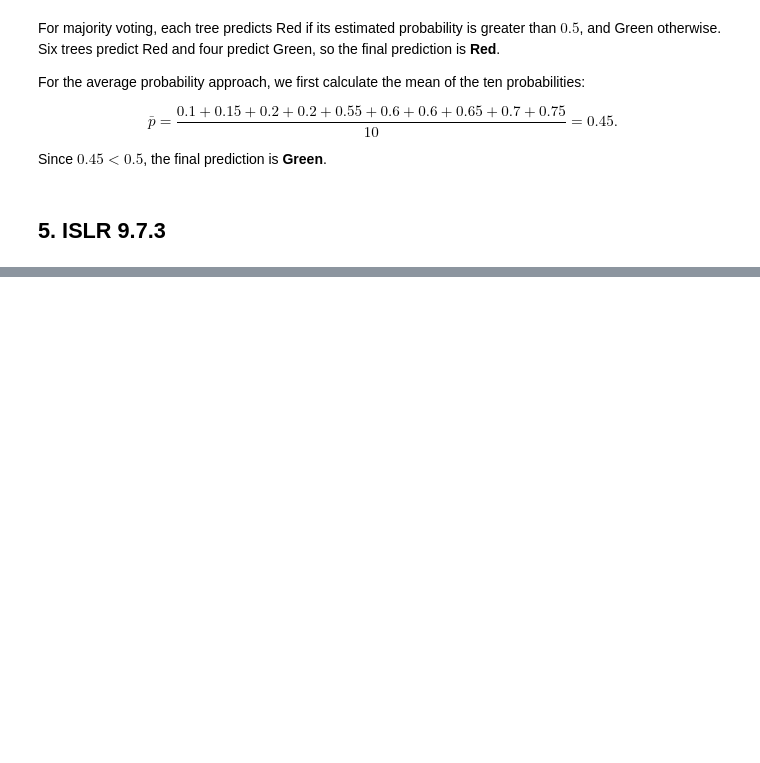
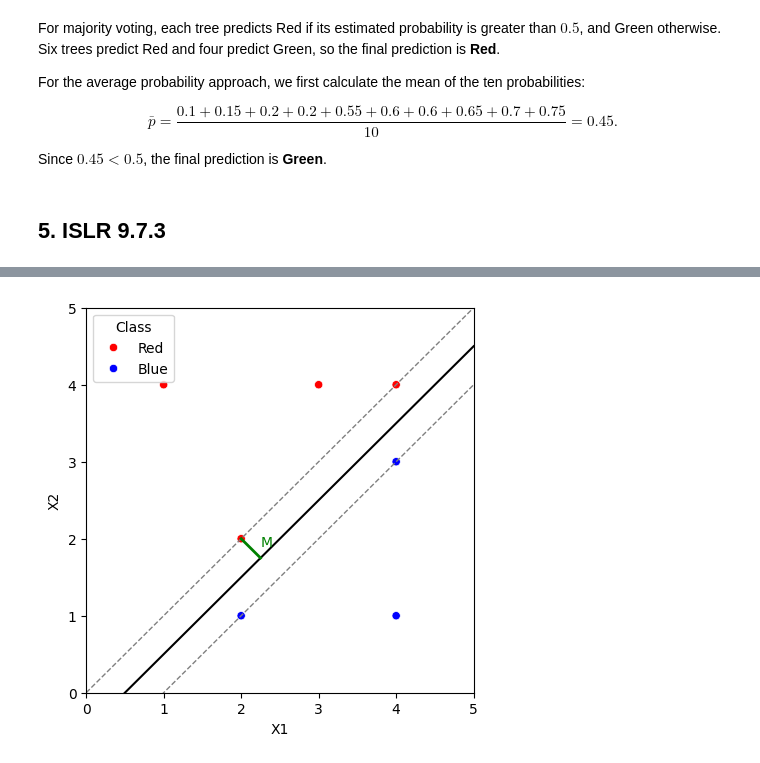
Before and after one commit to cxieusc/DSCI_552_HW6, a Jupyter notebook: notebook/Xie_Chong_HW6.ipynb, the cells around one changed output, grey strips where cells are left out. Cells and saved outputs as stored; diff of their text form; code cells hidden in the pictures; blank space fills up the shorter version.

```diff
--- a/notebook/Xie_Chong_HW6.ipynb
+++ b/notebook/Xie_Chong_HW6.ipynb
@@ -778,0 +828,13 @@ Since $0.45<0.5$, the final prediction is **Green**.
+# %%
+plt.figure(figsize=(5, 5))
+sns.scatterplot(data=q5_obs, x="X1", y="X2", hue="Class", palette=["red", "blue"])
+plt.plot(q5_x, q5_x - 0.5, color="black")
+plt.plot(q5_x, q5_x, "--", color="gray", linewidth=1)
+plt.plot(q5_x, q5_x - 1, "--", color="gray", linewidth=1)
+plt.plot([2, 2.25], [2, 1.75], color="green", linewidth=2)
+plt.text(2.25, 1.9, "M", color="green")
+plt.xlim(0, 5)
+plt.ylim(0, 5)
+plt.show()
+# %% [output]
+[figure, added]
```
Also changed, not shown: parts of 9 cells of this notebook.
